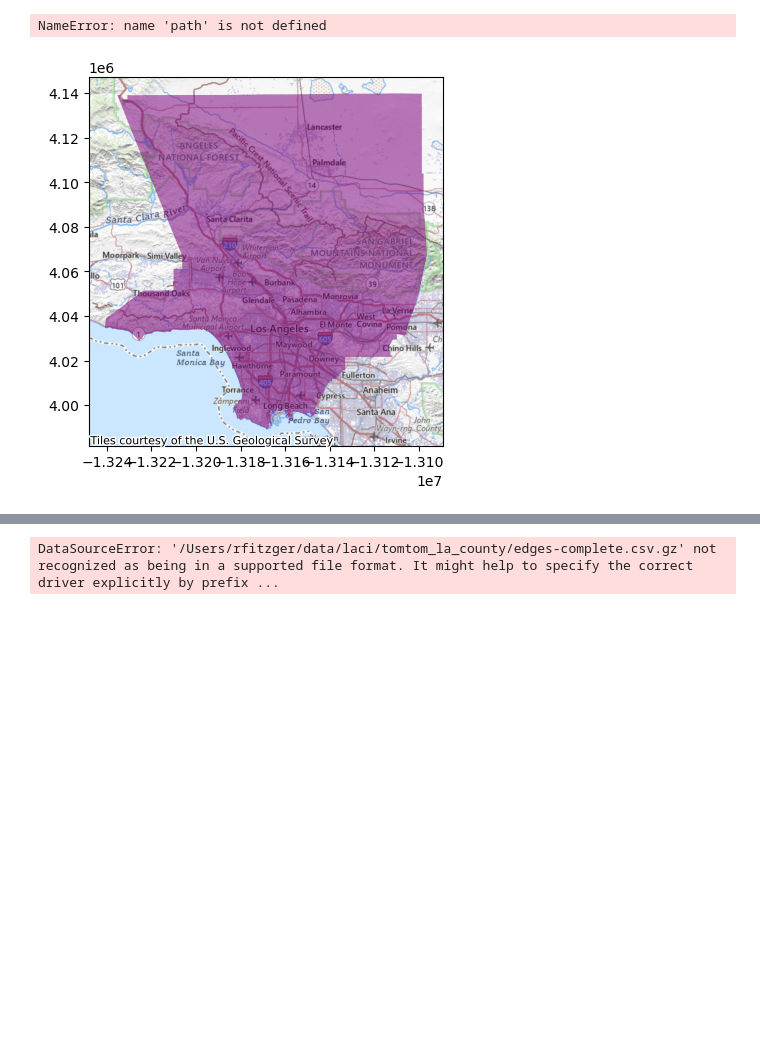
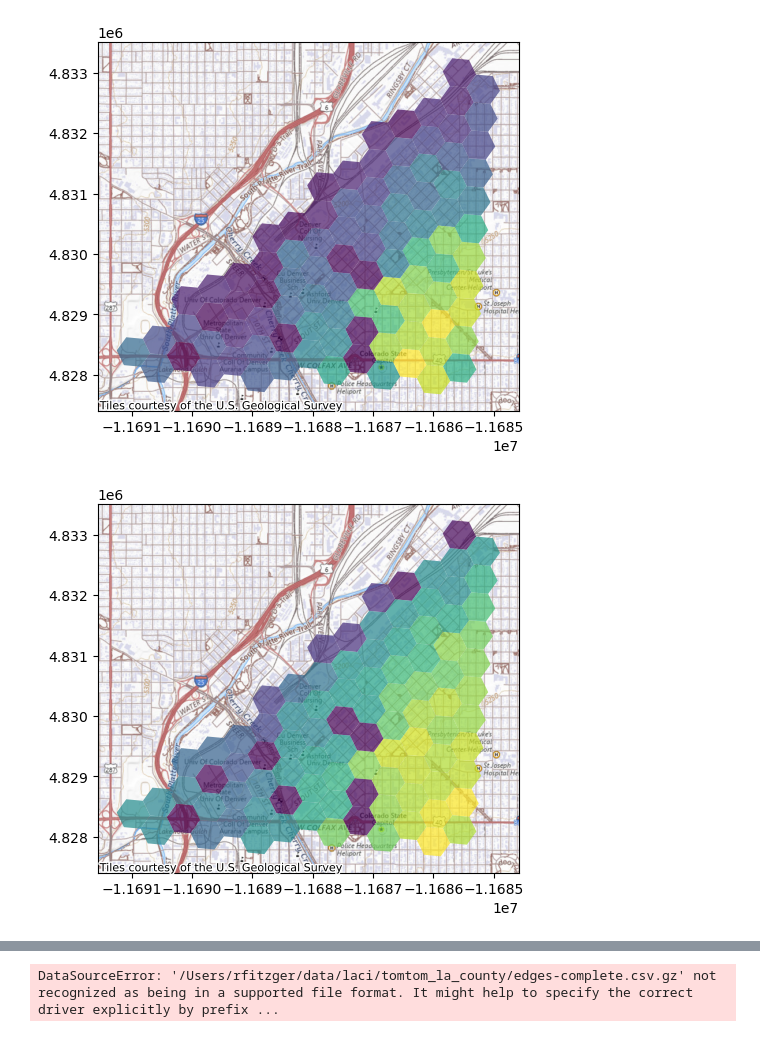
Before and after one commit to NREL/bambam, a Jupyter notebook: script/2025-05-19-review-result.ipynb, the cells around one changed output, grey strips where cells are left out. Saved outputs shown, nothing was run; the diff lists cells and outputs as text; code cells hidden in the pictures; blank space fills up the shorter version.

Commit message:
update test notebook paths

```diff
--- a/script/2025-05-19-review-result.ipynb
+++ b/script/2025-05-19-review-result.ipynb
@@ -13,8 +13,8 @@ def hex_to_poly(hex_id: str) -> Polygon:
     polygon = Polygon([(t[1], t[0]) for t in coords])
     return polygon
 # %%
-path = Path("/Users/rfitzger/data/mep/mep3/input/experiment/2025-05-19-cemal")
-df = pd.read_csv("/result.csv.gz")
+path = Path("/Users/rfitzger/data/mep/mep3/output/2025-06-13-bambam-test")
+df = pd.read_csv("../result.csv")
 # %%
 df["geometry"] = df.grid_id.apply(hex_to_poly)
 # %%
@@ -36,11 +36,11 @@ df
 # %%
 for mode in ["walk", "bike", "drive"]:
     subset = df[df["mode"]==mode].copy()
     gdf = gpd.GeoDataFrame(subset, crs="EPSG:4326").to_crs("EPSG:3857")
     fig, ax = plt.subplots()
-    gdf.plot(ax=ax, alpha=0.7, color="purple")
+    gdf.plot("mep", ax=ax, alpha=0.7)
     ctx.add_basemap(ax=ax, source=ctx.providers.USGS.USTopo)
     fig.savefig(path / f"{mode}.png")
 # %% [output]
-NameError: name 'path' is not defined
-[figure, old version]
+[figure, new version]
+[figure, added]
```
Also changed, not shown: parts of 2 cells of this notebook.
